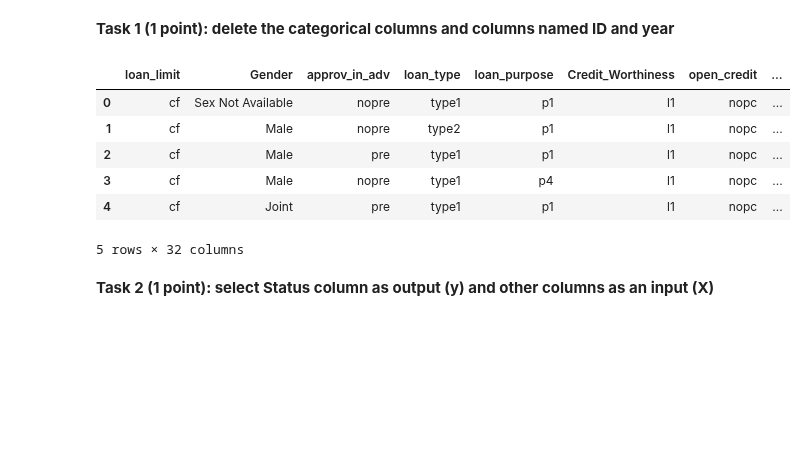
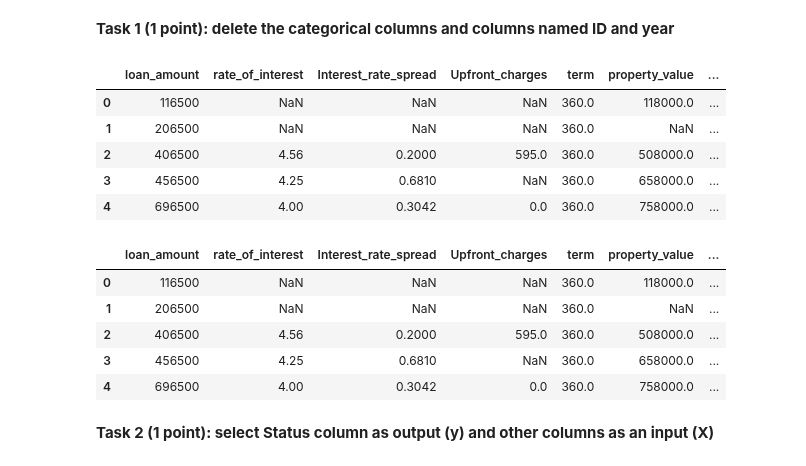
Before and after one commit to troniixx/uzh, a Jupyter notebook: Computational Science/Sem 2/ESC403/Exercise 5/Session_06.ipynb, the cells around one changed output. Drawn from its saved outputs; the diff is of its cells as text; code cells hidden in the pictures; blank space fills up the shorter version.

```diff
--- a/Computational Science/Sem 2/ESC403/Exercise 5/Session_06.ipynb
+++ b/Computational Science/Sem 2/ESC403/Exercise 5/Session_06.ipynb
@@ -41,19 +41,27 @@ df.head()
 # %% [markdown]
 **Task 1 (1 point): delete the categorical columns and columns named ID and year**
 # %%
-# delete the categorical columns
+# detele the columns named ID and year
+df = df.drop("ID", axis = 1)
+df = df.drop("year", axis = 1)
+df.head()
+# %% [output]
+|  | loan_amount | rate_of_interest | Interest_rate_spread | Upfront_charges | term | property_value | ... |
+| 0 | 116500 | NaN | NaN | NaN | 360.0 | 118000.0 | ... |
+| 1 | 206500 | NaN | NaN | NaN | 360.0 | NaN | ... |
+| 2 | 406500 | 4.56 | 0.2000 | 595.0 | 360.0 | 508000.0 | ... |
+| 3 | 456500 | 4.25 | 0.6810 | NaN | 360.0 | 658000.0 | ... |
+| 4 | 696500 | 4.00 | 0.3042 | 0.0 | 360.0 | 758000.0 | ... |
 # %%
-# detele the columns named ID and year
-df = df.drop("ID", axis = 1)
-df = df.drop("year", axis = 1)
+# delete the categorical values
+df = df.select_dtypes(exclude=['object'])
 df.head()
 # %% [output]
-|  | loan_limit | Gender | approv_in_adv | loan_type | loan_purpose | Credit_Worthiness | open_credit | ... |
-| 0 | cf | Sex Not Available | nopre | type1 | p1 | l1 | nopc | ... |
-| 1 | cf | Male | nopre | type2 | p1 | l1 | nopc | ... |
-| 2 | cf | Male | pre | type1 | p1 | l1 | nopc | ... |
-| 3 | cf | Male | nopre | type1 | p4 | l1 | nopc | ... |
-| 4 | cf | Joint | pre | type1 | p1 | l1 | nopc | ... |
+|  | loan_amount | rate_of_interest | Interest_rate_spread | Upfront_charges | term | property_value | ... |
+| 0 | 116500 | NaN | NaN | NaN | 360.0 | 118000.0 | ... |
+| 1 | 206500 | NaN | NaN | NaN | 360.0 | NaN | ... |
+| 2 | 406500 | 4.56 | 0.2000 | 595.0 | 360.0 | 508000.0 | ... |
+| 3 | 456500 | 4.25 | 0.6810 | NaN | 360.0 | 658000.0 | ... |
+| 4 | 696500 | 4.00 | 0.3042 | 0.0 | 360.0 | 758000.0 | ... |
-5 rows × 32 columns
 # %% [markdown]
 **Task 2 (1 point): select Status column as output (y) and other columns as an input (X)**
```
Also changed, not shown: parts of 10 cells of this notebook.
